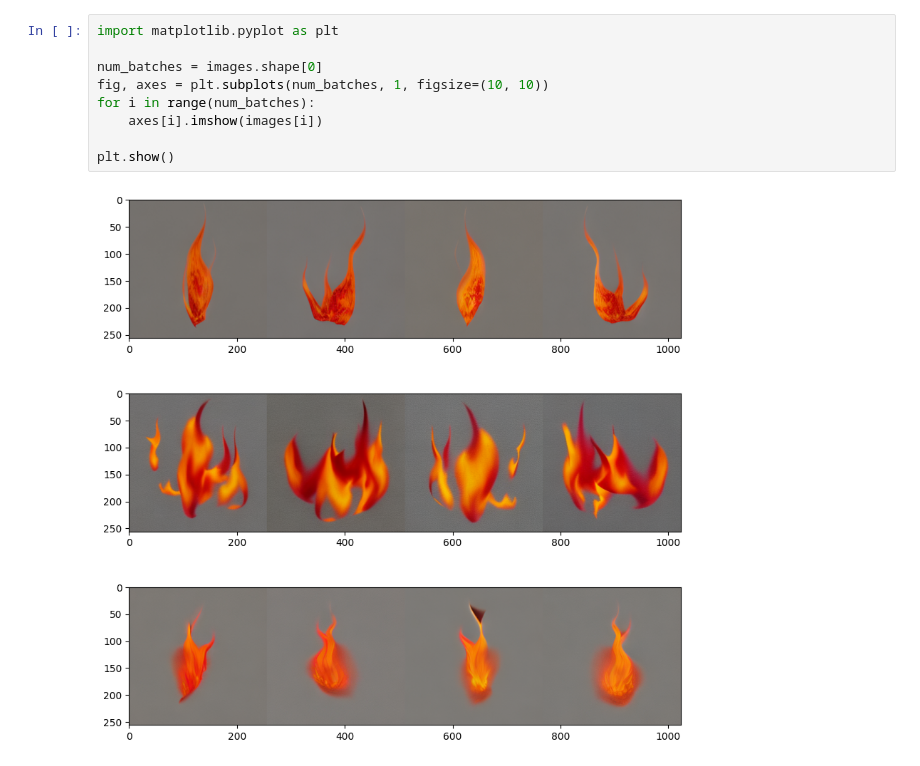
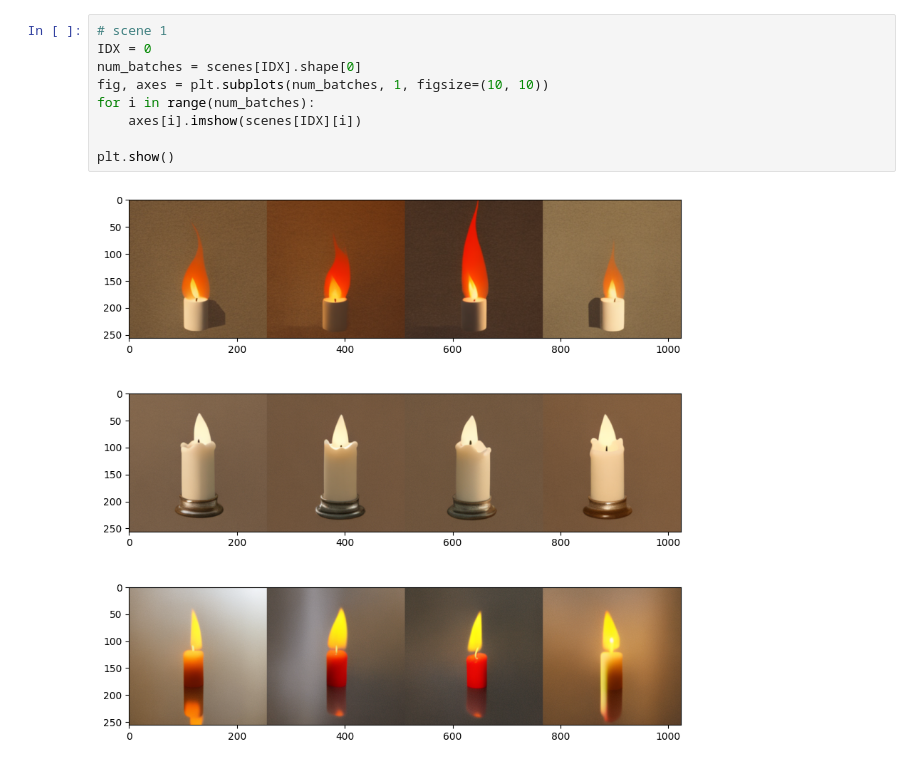
Before and after one commit to filipgrigorov-portfolio/mvdream_demo, a Jupyter notebook: scripts/demo.ipynb, the cells around one changed output. Drawn from its saved outputs; the diff is of its cells as text.

```diff
--- a/scripts/demo.ipynb
+++ b/scripts/demo.ipynb
@@ -104,11 +121,11 @@ print(images.shape)
 # %%
-import matplotlib.pyplot as plt
-
-num_batches = images.shape[0]
+# scene 1
+IDX = 0
+num_batches = scenes[IDX].shape[0]
 fig, axes = plt.subplots(num_batches, 1, figsize=(10, 10))
 for i in range(num_batches):
-    axes[i].imshow(images[i])
+    axes[i].imshow(scenes[IDX][i])
 
 plt.show()
 # %% [output]
-[figure, old version]
+[figure, new version]
```
Also changed, not shown: parts of 6 cells of this notebook.
